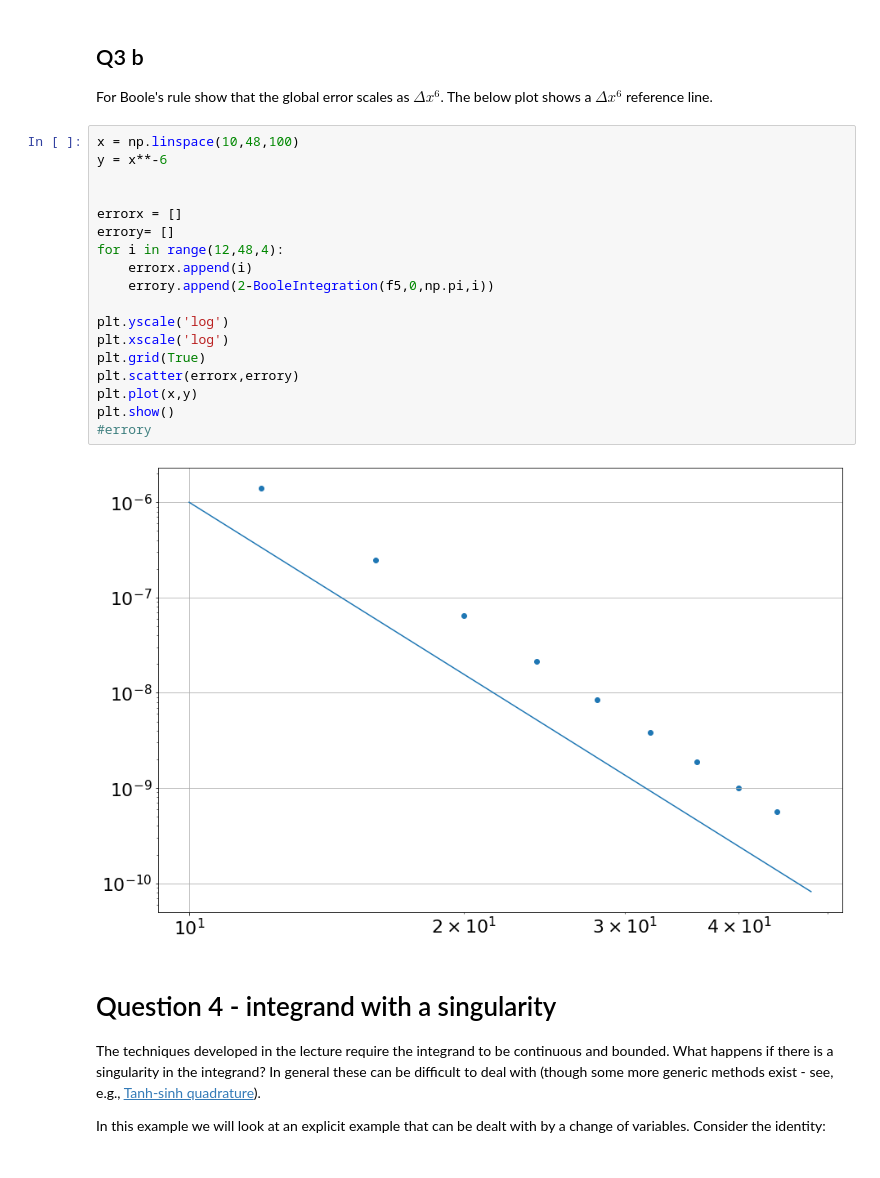
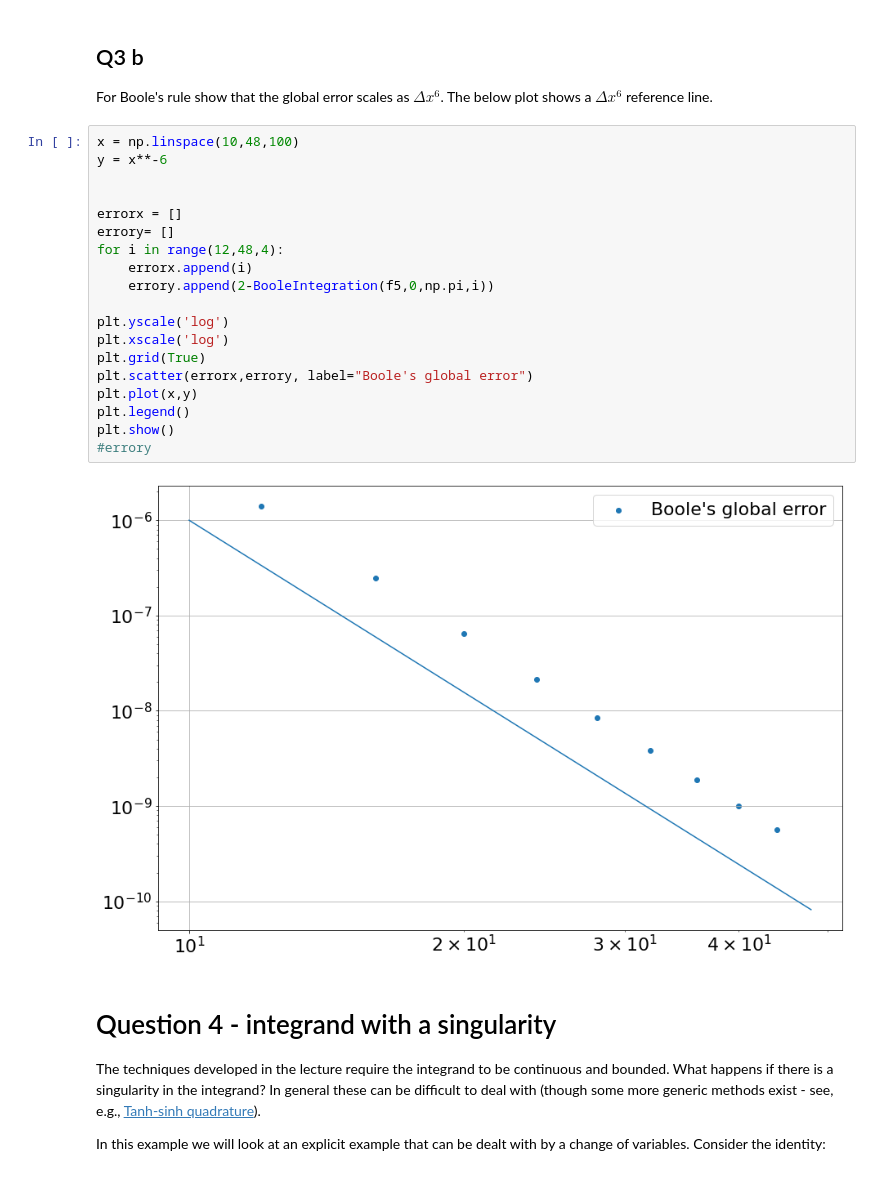
Before and after one commit to Padraig-Ryan/ACM20030-Assignments, a Jupyter notebook: Assignment-4.ipynb, the cells around one changed output. Drawn from its saved outputs; the diff is of its cells as text.

```diff
--- a/Assignment-4.ipynb
+++ b/Assignment-4.ipynb
@@ -177,23 +177,24 @@ For Boole's rule show that the global error scales as $\Delta x^6$. The below pl
 # %%
 x = np.linspace(10,48,100)
 y = x**-6
 
 
 errorx = []
 errory= []
 for i in range(12,48,4):
     errorx.append(i)
     errory.append(2-BooleIntegration(f5,0,np.pi,i))
 
 plt.yscale('log')
 plt.xscale('log')
 plt.grid(True)
-plt.scatter(errorx,errory)
+plt.scatter(errorx,errory, label="Boole's global error")
 plt.plot(x,y)
+plt.legend()
 plt.show()
 #errory
 # %% [output]
-[figure, old version]
+[figure, new version]
 # %% [markdown]
 # Question 4 - integrand with a singularity
 
```
Also changed, not shown: parts of 1 cell of this notebook.
